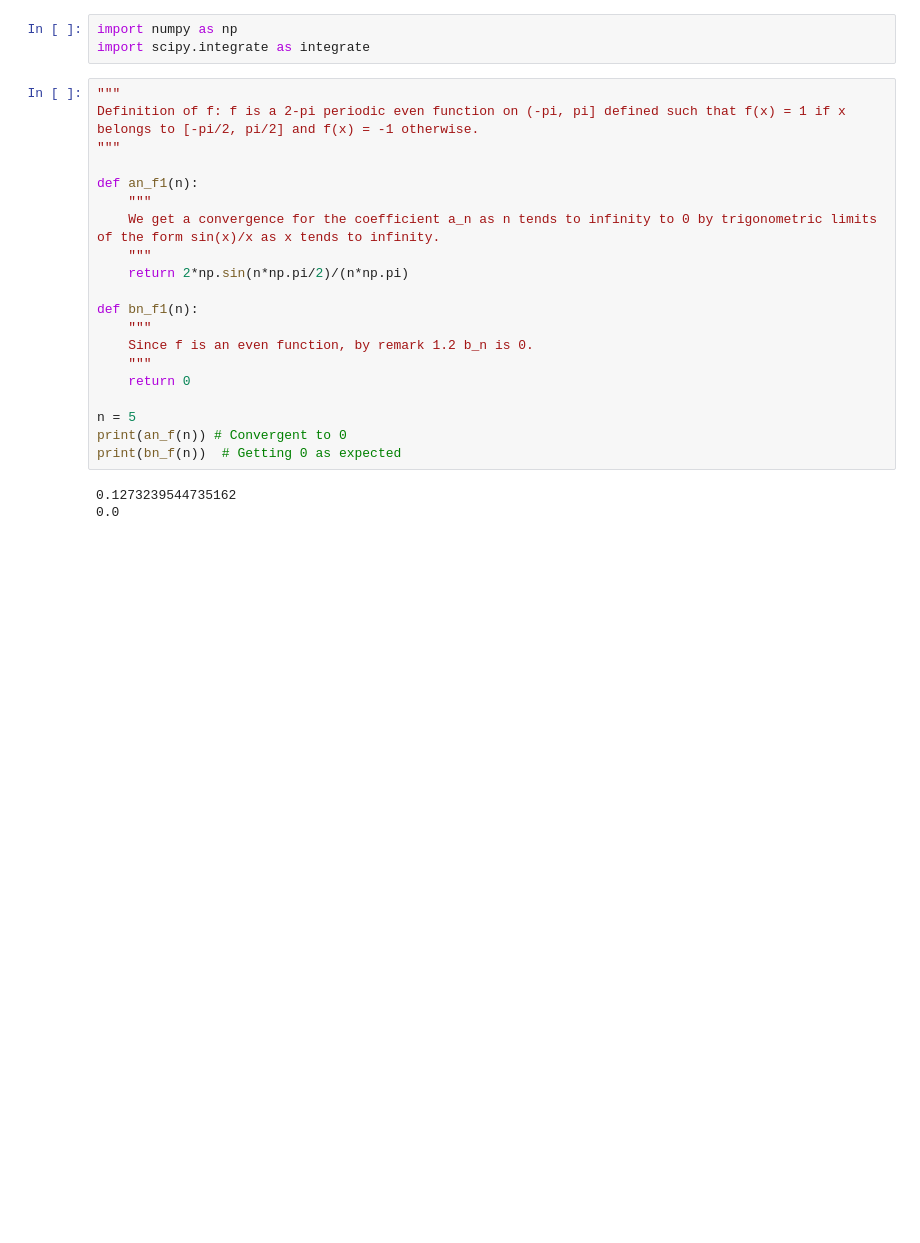
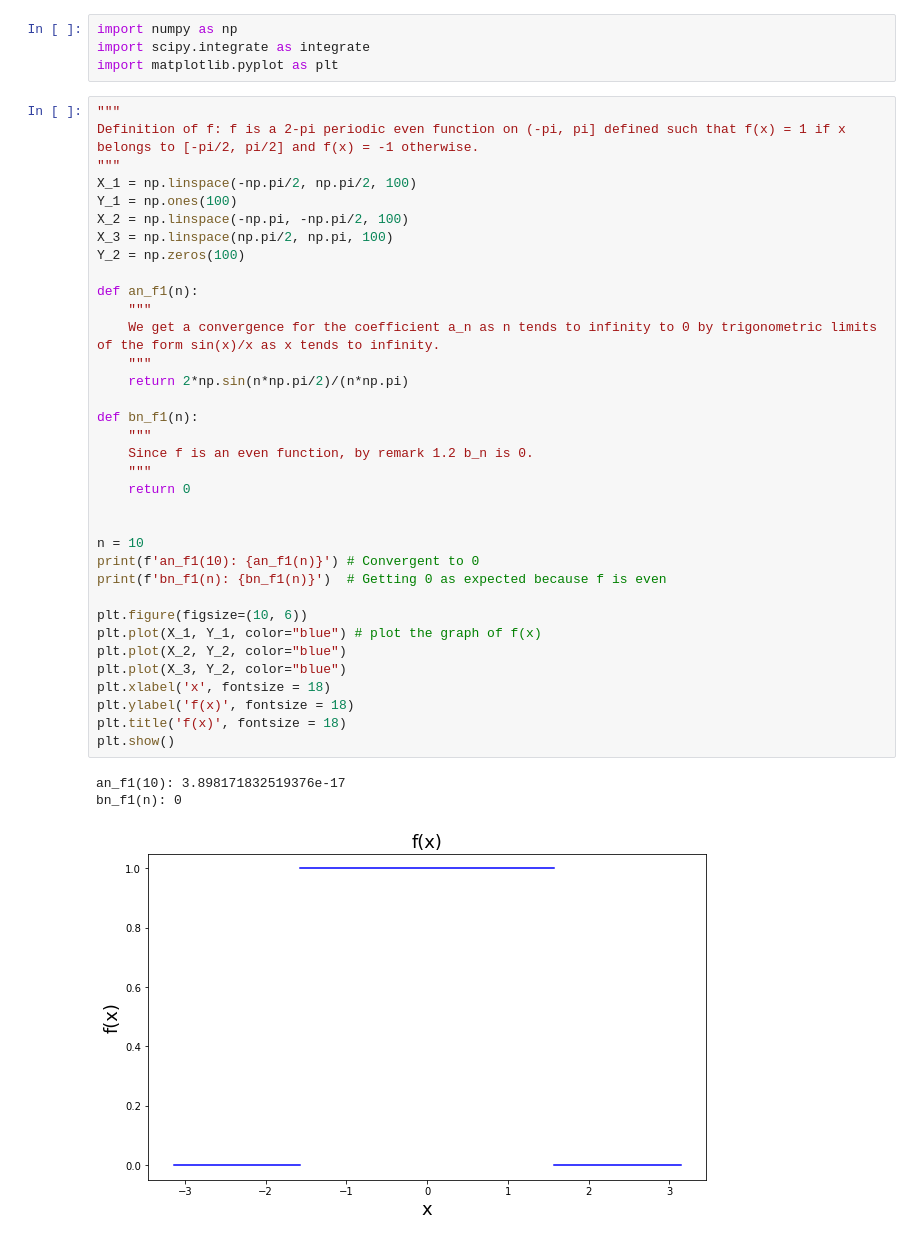
Before and after one commit to Kev1MSL/MAA-106-Project, a Jupyter notebook: Project_Li_Messali.ipynb, the cells around one changed output. Drawn from its saved outputs; the diff is of its cells as text; blank space fills up the shorter version.

```diff
--- a/Project_Li_Messali.ipynb
+++ b/Project_Li_Messali.ipynb
@@ -13,29 +13,46 @@
 # %%
 import numpy as np
 import scipy.integrate as integrate
+import matplotlib.pyplot as plt
 # %%
 """
 Definition of f: f is a 2-pi periodic even function on (-pi, pi] defined such that f(x) = 1 if x belongs to [-pi/2, pi/2] and f(x) = -1 otherwise.
 """
+X_1 = np.linspace(-np.pi/2, np.pi/2, 100)
+Y_1 = np.ones(100)
+X_2 = np.linspace(-np.pi, -np.pi/2, 100)
+X_3 = np.linspace(np.pi/2, np.pi, 100)
+Y_2 = np.zeros(100)
 
 def an_f1(n):
     """
     We get a convergence for the coefficient a_n as n tends to infinity to 0 by trigonometric limits of the form sin(x)/x as x tends to infinity.
     """
     return 2*np.sin(n*np.pi/2)/(n*np.pi)
 
 def bn_f1(n):
     """
     Since f is an even function, by remark 1.2 b_n is 0.
     """
     return 0
 
-n = 5
-print(an_f(n)) # Convergent to 0
-print(bn_f(n))  # Getting 0 as expected
+
+n = 10
+print(f'an_f1(10): {an_f1(n)}') # Convergent to 0
+print(f'bn_f1(n): {bn_f1(n)}')  # Getting 0 as expected because f is even
+
+plt.figure(figsize=(10, 6))
+plt.plot(X_1, Y_1, color="blue") # plot the graph of f(x)
+plt.plot(X_2, Y_2, color="blue")
+plt.plot(X_3, Y_2, color="blue")
+plt.xlabel('x', fontsize = 18)
+plt.ylabel('f(x)', fontsize = 18)
+plt.title('f(x)', fontsize = 18)
+plt.show()
 # %% [output]
-0.1273239544735162
-0.0
+an_f1(10): 3.898171832519376e-17
+bn_f1(n): 0
+[figure, added]
 # %%
 """
 Definition of g: g is a 2-pi periodic even function on (-pi, pi] defined such that g(x) = 1 - (2 * abs(x)/pi)
```
Also changed, not shown: parts of 4 cells of this notebook.
